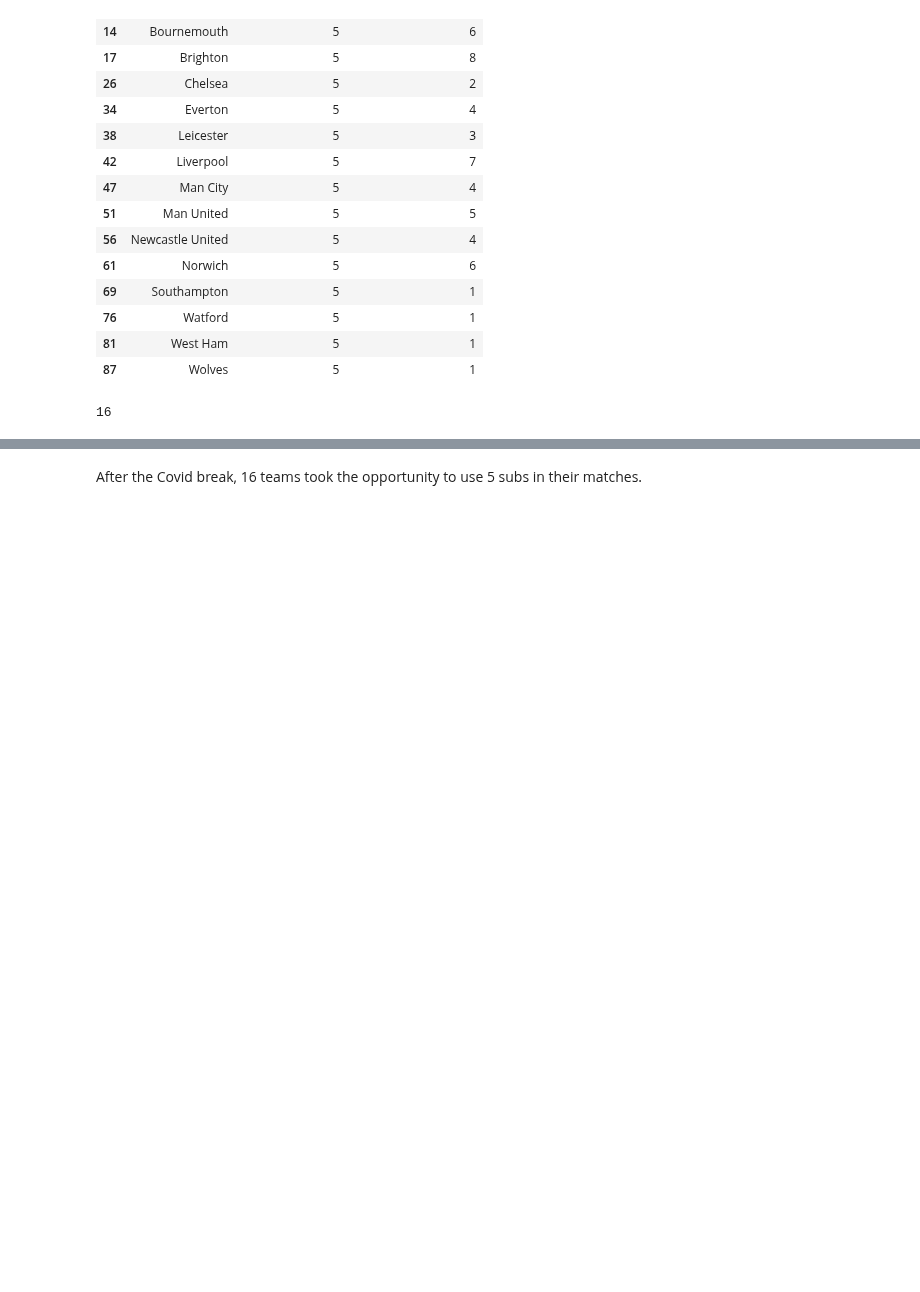
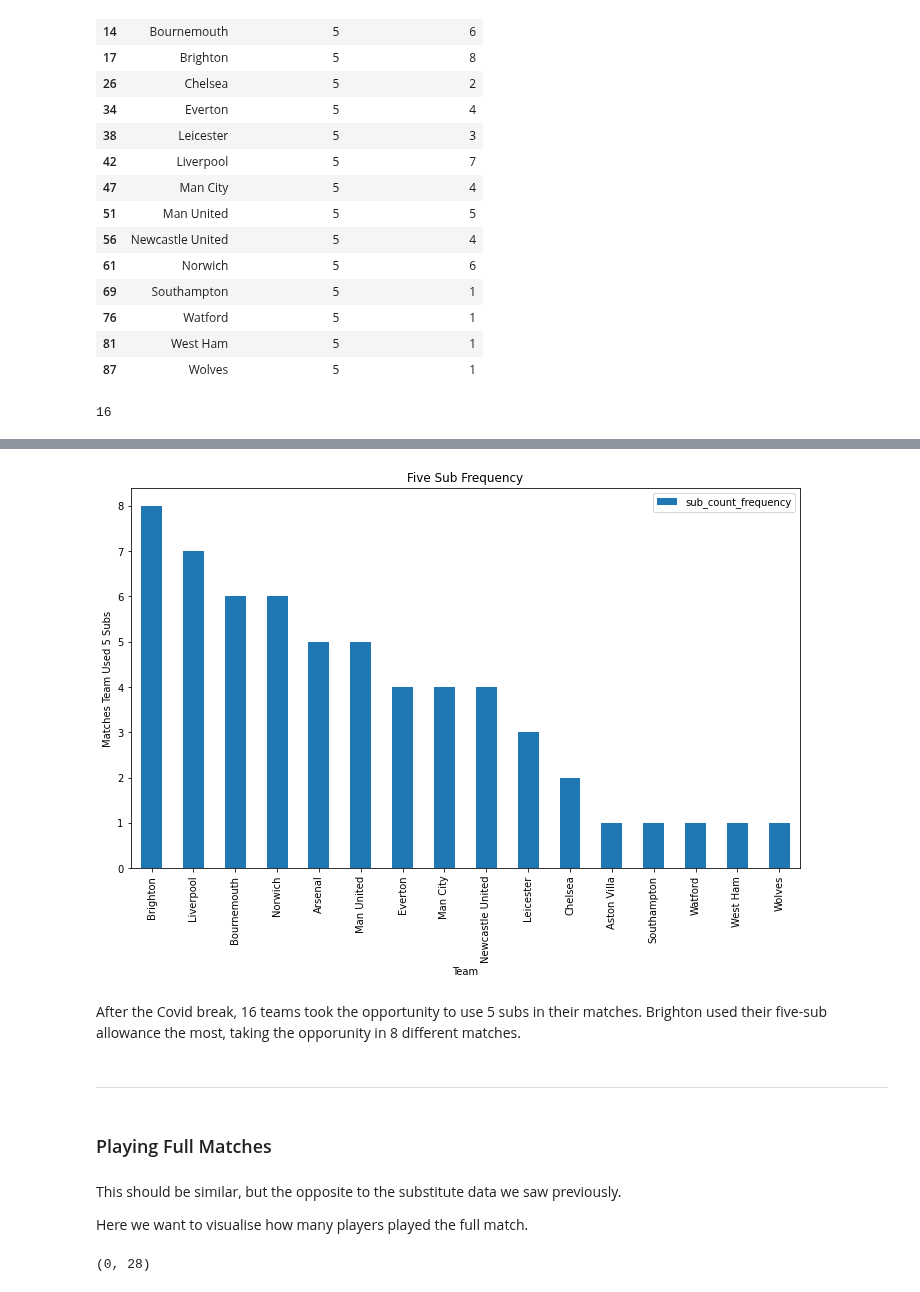
Before and after one commit to CharlesPeterMcCarthy/english-premier-league-2019-2020-statistical-analysis, a Jupyter notebook: epl-2019-2020.ipynb, the cells around one changed output, grey strips where cells are left out. Saved outputs shown, nothing was run; the diff lists cells and outputs as text; code cells hidden in the pictures; blank space fills up the shorter version.

Commit message:
Playing Full Matches

```diff
--- a/epl-2019-2020.ipynb
+++ b/epl-2019-2020.ipynb
@@ -1187,2 +1206,26 @@ highest_five_sub_team
+# %%
+highest_five_sub_teams = five_sub_frequencies[['team', 'sub_count_frequency']].sort_values('sub_count_frequency', ascending=False)
+
+highest_five_sub_teams.set_index('team').plot(kind = 'bar')
+plt.xlabel('Team')
+plt.ylabel('Matches Team Used 5 Subs')
+plt.title('Five Sub Frequency')
+
+plt.show();
+# %% [output]
+[figure, added]
 # %% [markdown]
 After the Covid break, 16 teams took the opportunity to use 5 subs in their matches.
+Brighton used their five-sub allowance the most, taking the opporunity in 8 different matches.
+# %% [markdown]
+---
+# %% [markdown]
+### Playing Full Matches
+# %% [markdown]
+This should be similar, but the opposite to the substitute data we saw previously.
+
+Here we want to visualise how many players played the full match.
+# %%
+players_df[players_df.minutes > 90].shape
+# %% [output]
+(0, 28)
```
Also changed, not shown: parts of 5 cells of this notebook.
